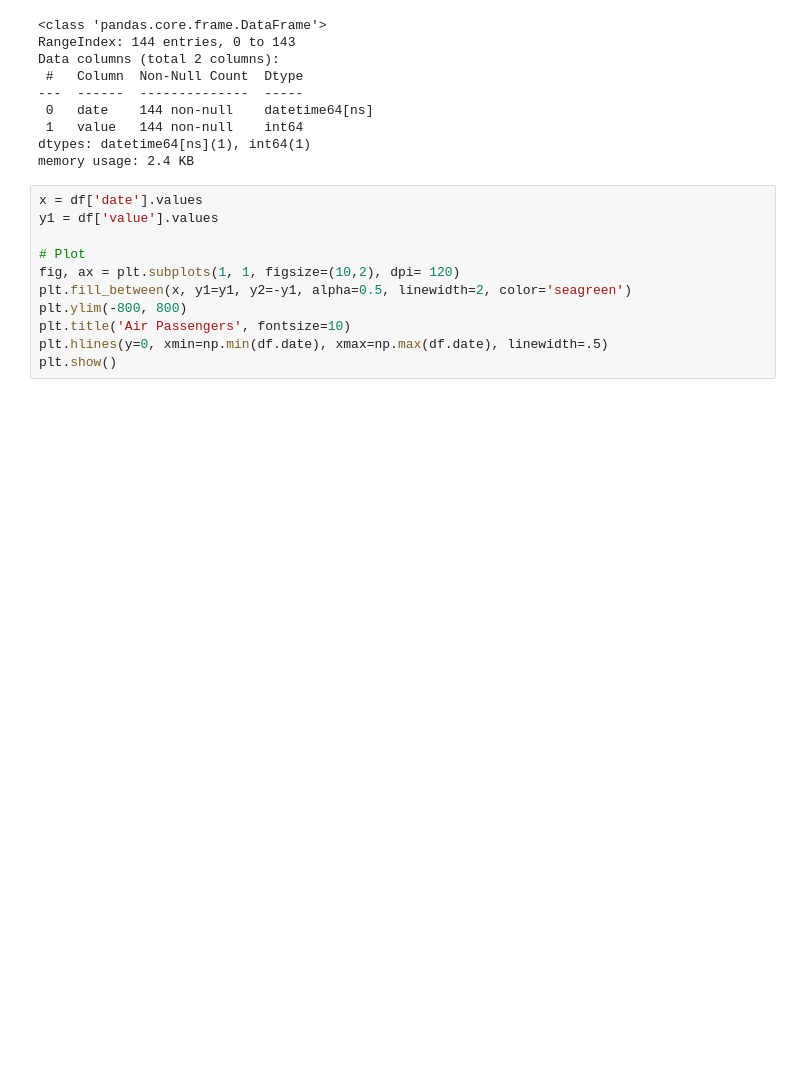
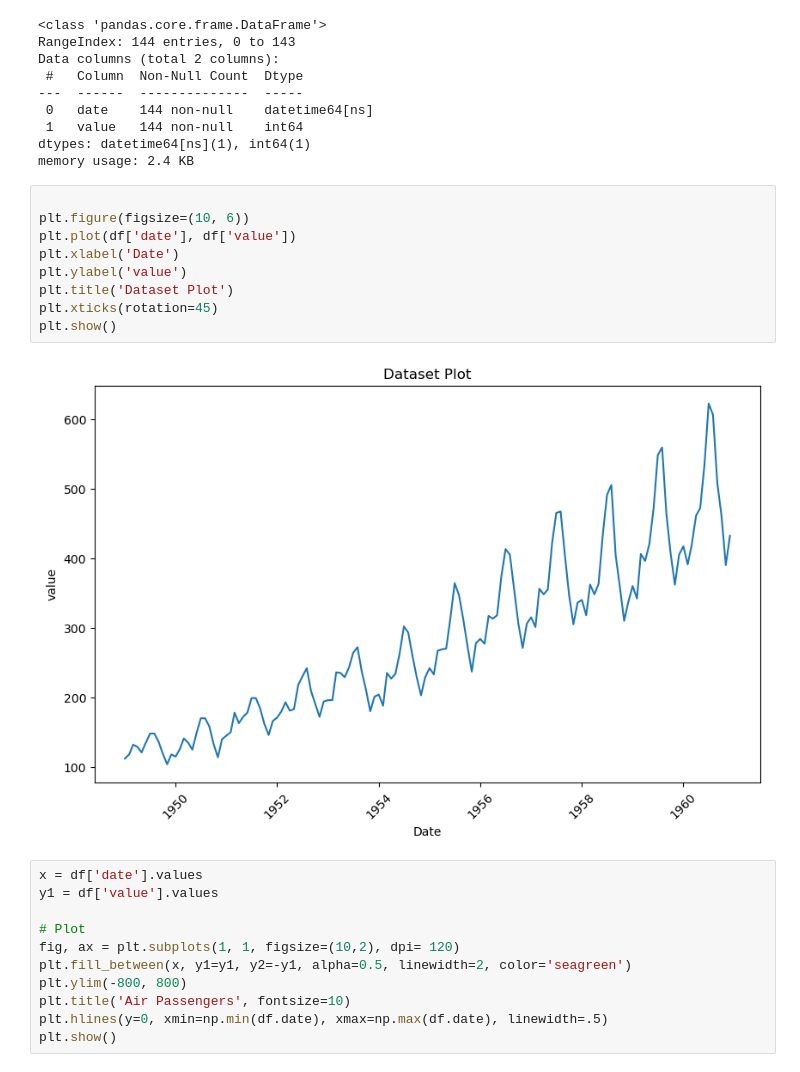
Before and after one commit to Martinaxa/Machine_Learning, a Jupyter notebook: 3-Time_Series/ejercicios/2_Time Series Forecast.ipynb, the cells around one changed output. Saved outputs shown, nothing was run; the diff lists cells and outputs as text; blank space fills up the shorter version.

```diff
--- a/3-Time_Series/ejercicios/2_Time Series Forecast.ipynb
+++ b/3-Time_Series/ejercicios/2_Time Series Forecast.ipynb
@@ -43,6 +46,17 @@ Data columns (total 2 columns):
  1   value   144 non-null    int64
 dtypes: datetime64[ns](1), int64(1)
 memory usage: 2.4 KB
+# %%
+
+plt.figure(figsize=(10, 6))
+plt.plot(df['date'], df['value'])
+plt.xlabel('Date')
+plt.ylabel('value')
+plt.title('Dataset Plot')
+plt.xticks(rotation=45)
+plt.show()
+# %% [output]
+[figure, added]
 # %%
 x = df['date'].values
 y1 = df['value'].values
```
Also changed, not shown: parts of 29 cells of this notebook, 1 other file.
